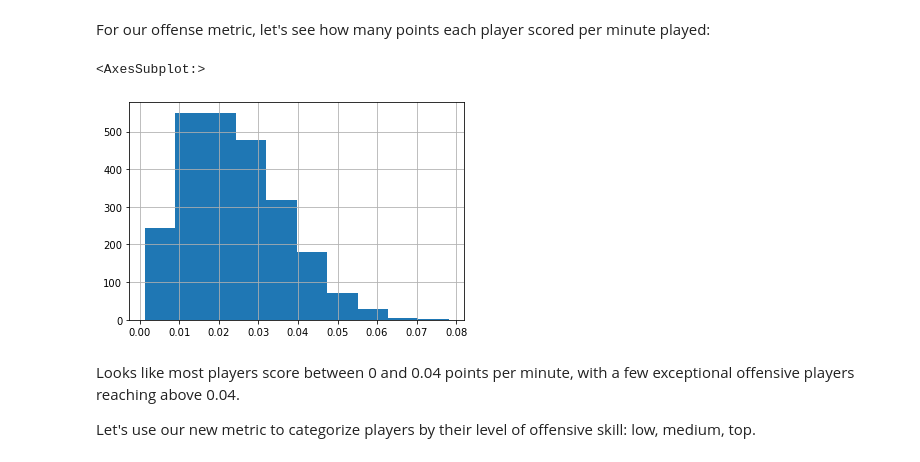
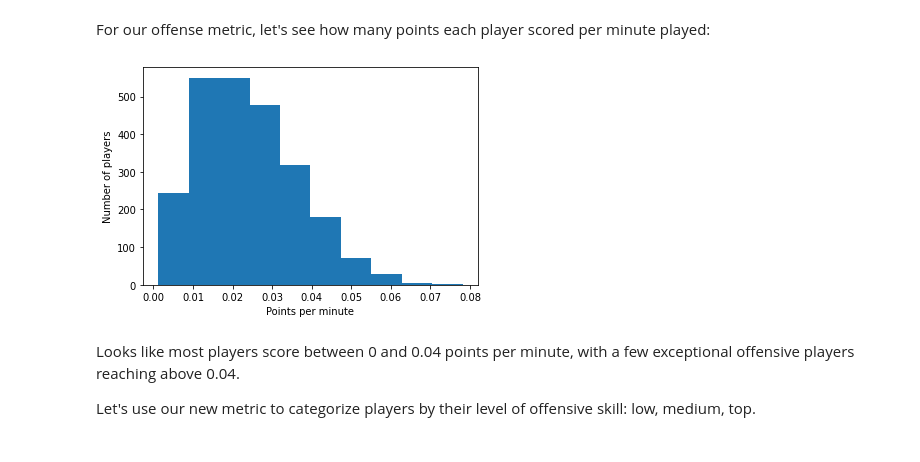
Before and after one commit to Codexel/hockey, a Jupyter notebook: Hockey_analysis.ipynb, the cells around one changed output. Saved outputs shown, nothing was run; the diff lists cells and outputs as text; code cells hidden in the pictures.

Commit message:
Improved visualizations

```diff
--- a/Hockey_analysis.ipynb
+++ b/Hockey_analysis.ipynb
@@ -196,9 +196,12 @@ For our offense metric, let's see how many points each player scored per minute
 # %%
 players['points_per_minute'] = players.loc[:,'TP']/players.loc[:,'total_season_minutes']
 players['points_per_minute'].hist()
+plt.xlabel('Points per minute')
+plt.ylabel('Number of players')
+plt.grid(False)
+plt.show()
 # %% [output]
-<AxesSubplot:>
-[figure, old version]
+[figure, new version]
 # %% [markdown]
 Looks like most players score between 0 and 0.04 points per minute, with a few exceptional offensive players reaching above 0.04.
 
```
Also changed, not shown: parts of 5 cells of this notebook.
